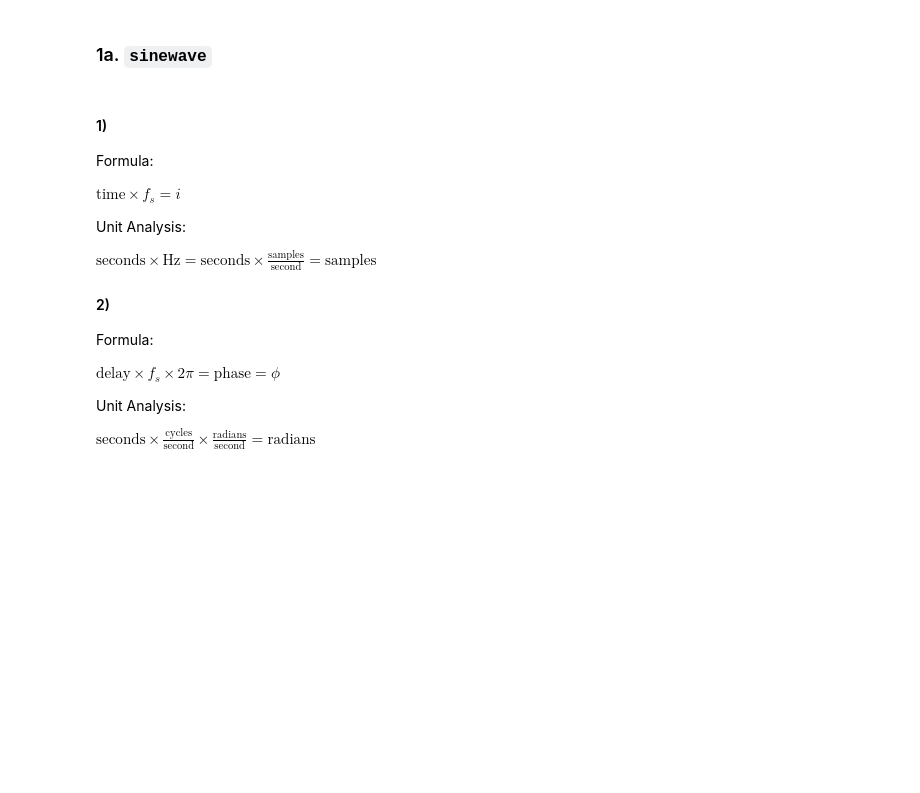
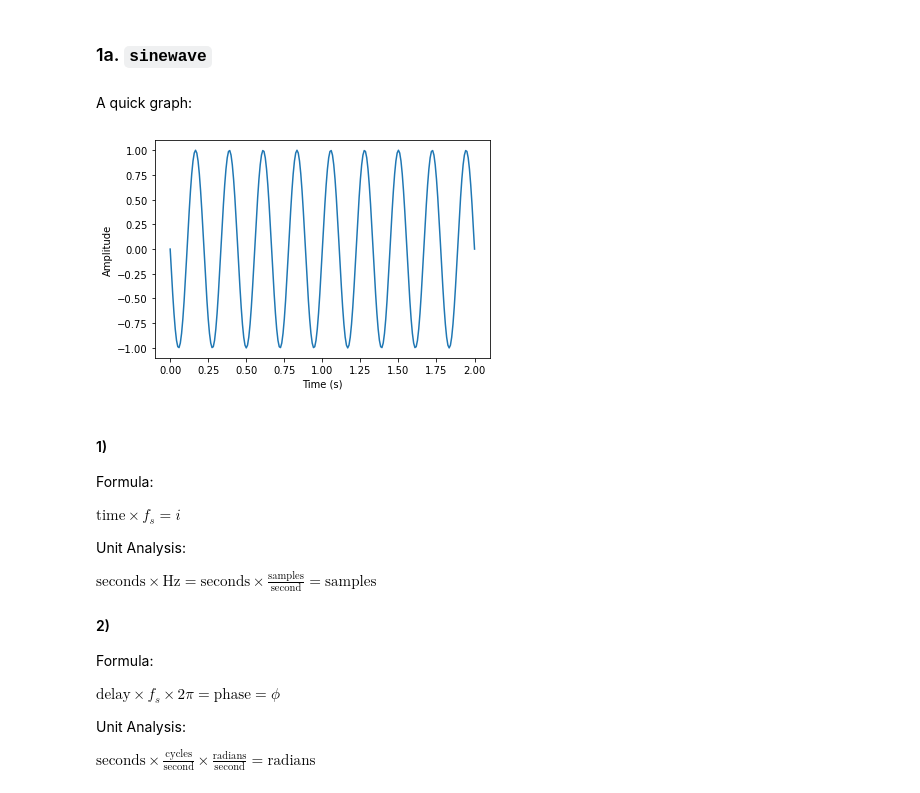
Before and after one commit to johnmays/CSDS_364_HW, a Jupyter notebook: A1/464-A1b-jkm100.ipynb, the cells around one changed output. Saved outputs shown, nothing was run; the diff lists cells and outputs as text; code cells hidden in the pictures; blank space fills up the shorter version.

```diff
--- a/A1/464-A1b-jkm100.ipynb
+++ b/A1/464-A1b-jkm100.ipynb
@@ -22,3 +18,14 @@ t_60Hz = np.linspace(0,2,num=60*2+1)
+# %% [markdown]
+A quick graph:
+# %%
+t_120Hz = np.linspace(0,2,num=120*2+1) # 120Hz denotes sampling rate
+sine_vals = sinewave(t_120Hz, f=4.5, d= 1.0)
+plt.plot(t_120Hz, sine_vals)
+plt.ylabel("Amplitude")
+plt.xlabel("Time (s)")
+plt.show()
+# %% [output]
+[figure, added]
 # %% [markdown]
 #### 1)
 Formula:
```
Also changed, not shown: parts of 17 cells of this notebook, 1 other file.
